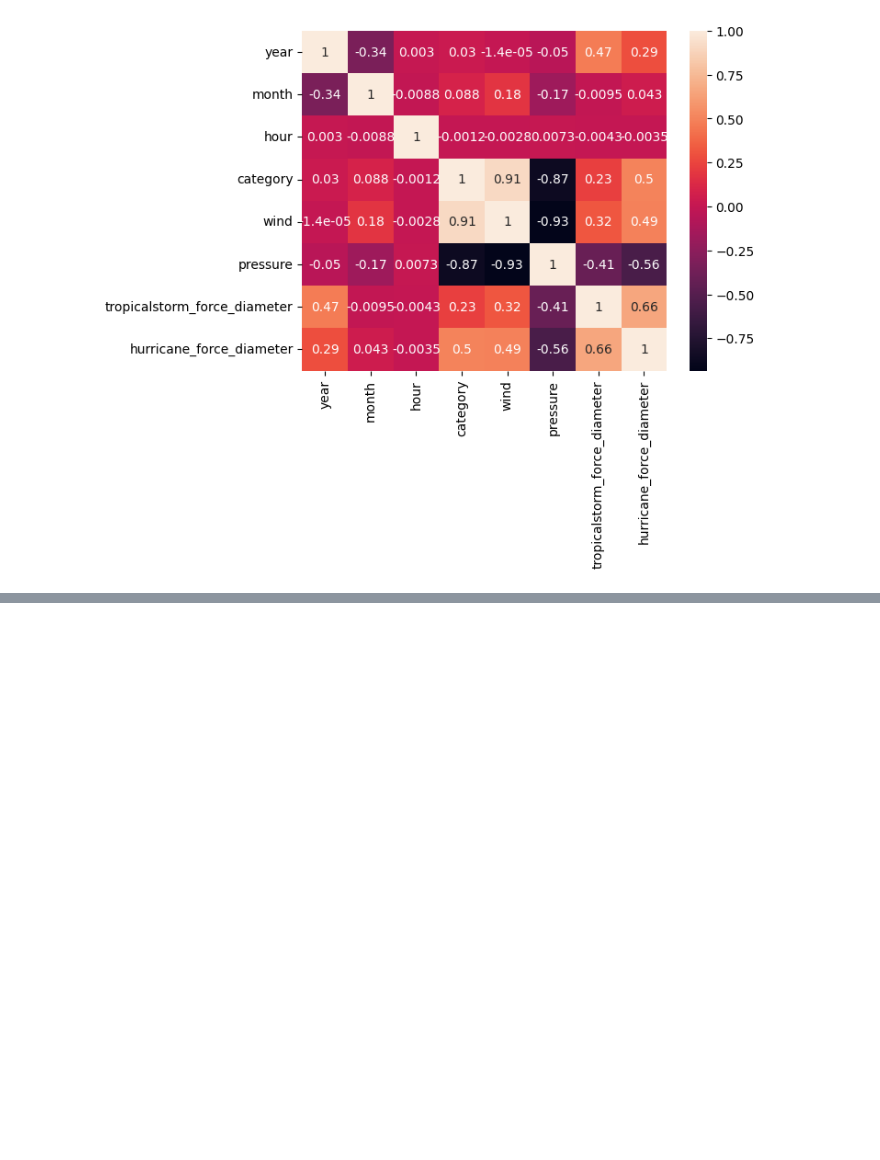
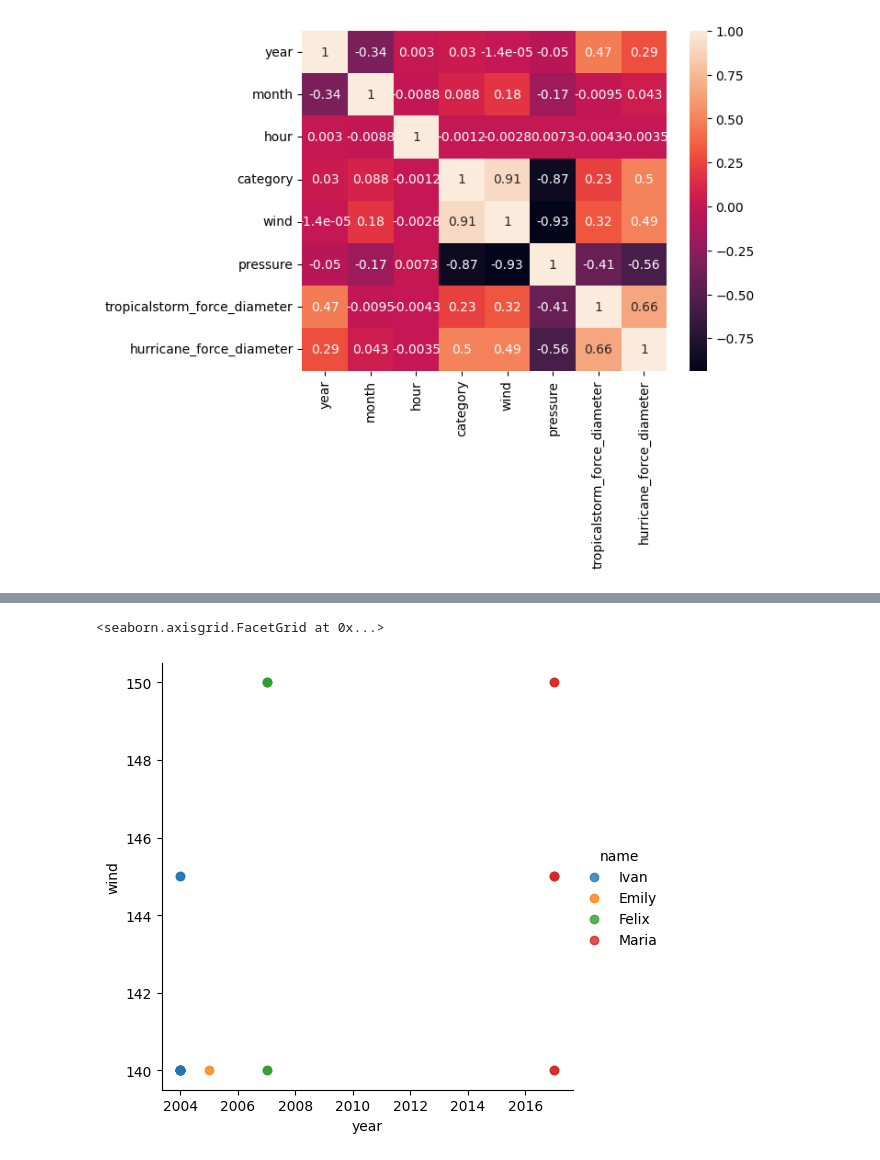
Before and after one commit to jtsillan/DataAnalytics, a Jupyter notebook: exercise_set_4/exercise_set_4_3b_stroms.ipynb, the cells around one changed output, grey strips where cells are left out. Drawn from its saved outputs; the diff is of its cells as text; code cells hidden in the pictures; blank space fills up the shorter version.

```diff
--- a/exercise_set_4/exercise_set_4_3b_stroms.ipynb
+++ b/exercise_set_4/exercise_set_4_3b_stroms.ipynb
@@ -254,0 +267,6 @@ plt.show()
+# %%
+# Plot category 5 hurricanes by year and wind, name as hue
+sns.lmplot(x='year', y='wind', data=cat5, hue='name')
+# %% [output]
+<seaborn.axisgrid.FacetGrid at 0x...>
+[figure, added]
```
Also changed, not shown: parts of 10 cells of this notebook.
